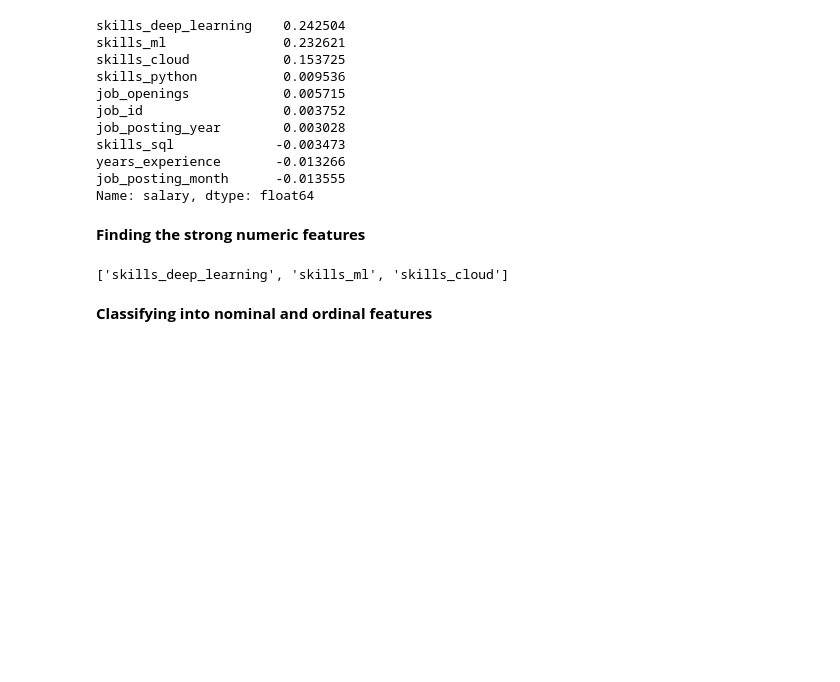
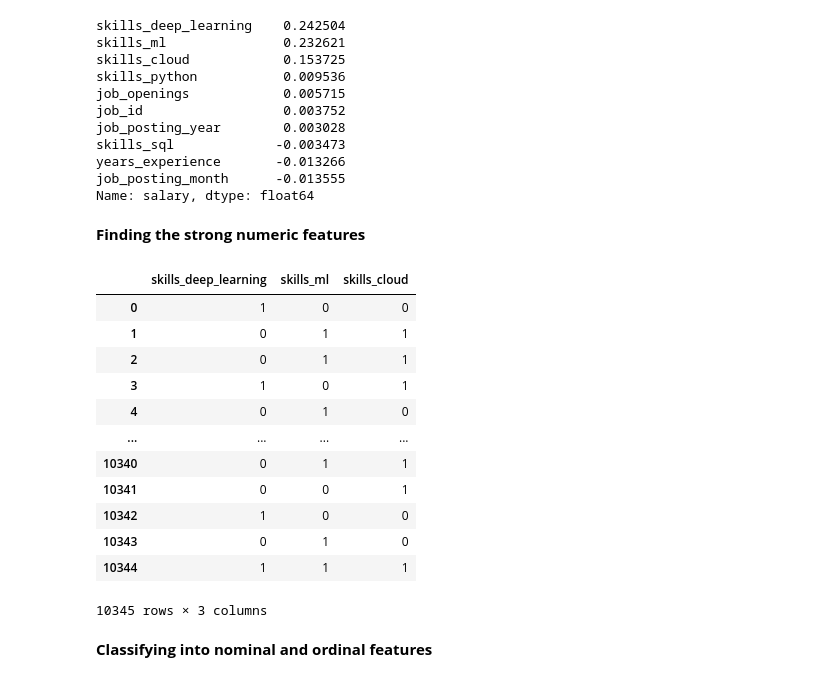
Before and after one commit to AsokTamang/Data_science, a Jupyter notebook: notebook/model_trainer.ipynb, the cells around one changed output. Cells and saved outputs as stored; diff of their text form; code cells hidden in the pictures; blank space fills up the shorter version.

```diff
--- a/notebook/model_trainer.ipynb
+++ b/notebook/model_trainer.ipynb
@@ -59,8 +65,22 @@ Name: salary, dtype: float64
 # %%
 strong_numeric_features = corr[corr>0.01].index.to_list()
 strong_numeric_features
+strong_numeric_df = df[strong_numeric_features]
+strong_numeric_df
 # %% [output]
+|  | skills_deep_learning | skills_ml | skills_cloud |
+| 0 | 1 | 0 | 0 |
+| 1 | 0 | 1 | 1 |
+| 2 | 0 | 1 | 1 |
+| 3 | 1 | 0 | 1 |
+| 4 | 0 | 1 | 0 |
+| ... | ... | ... | ... |
+| 10340 | 0 | 1 | 1 |
+| 10341 | 0 | 0 | 1 |
+| 10342 | 1 | 0 | 0 |
+| 10343 | 0 | 1 | 0 |
+| 10344 | 1 | 1 | 1 |
-['skills_deep_learning', 'skills_ml', 'skills_cloud']
+10345 rows × 3 columns
 # %% [markdown]
 **Classifying into nominal and ordinal features**
 # %%
```
Also changed, not shown: parts of 11 cells of this notebook, 1 other file.
